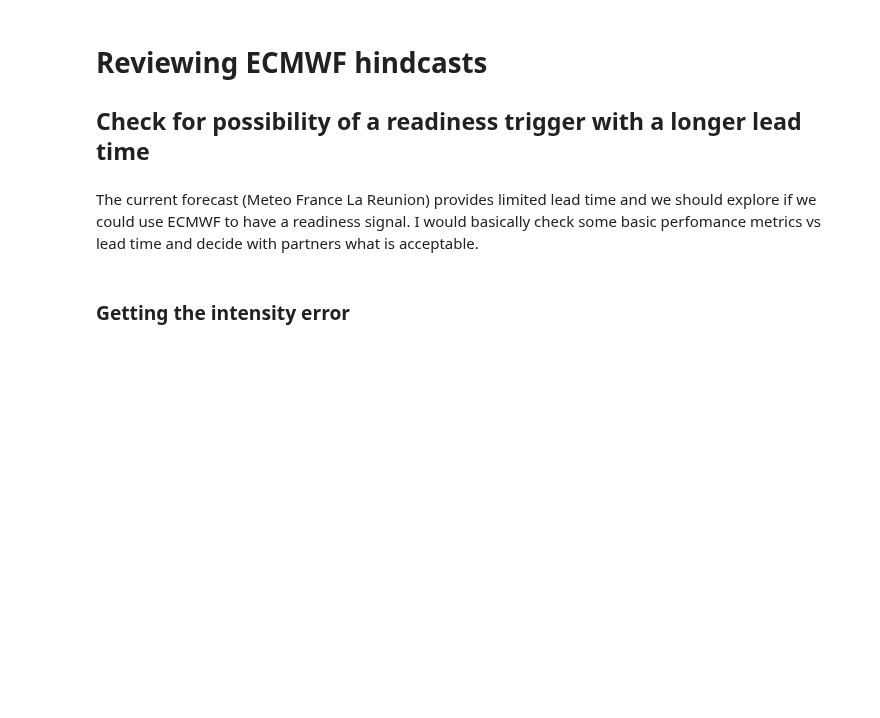
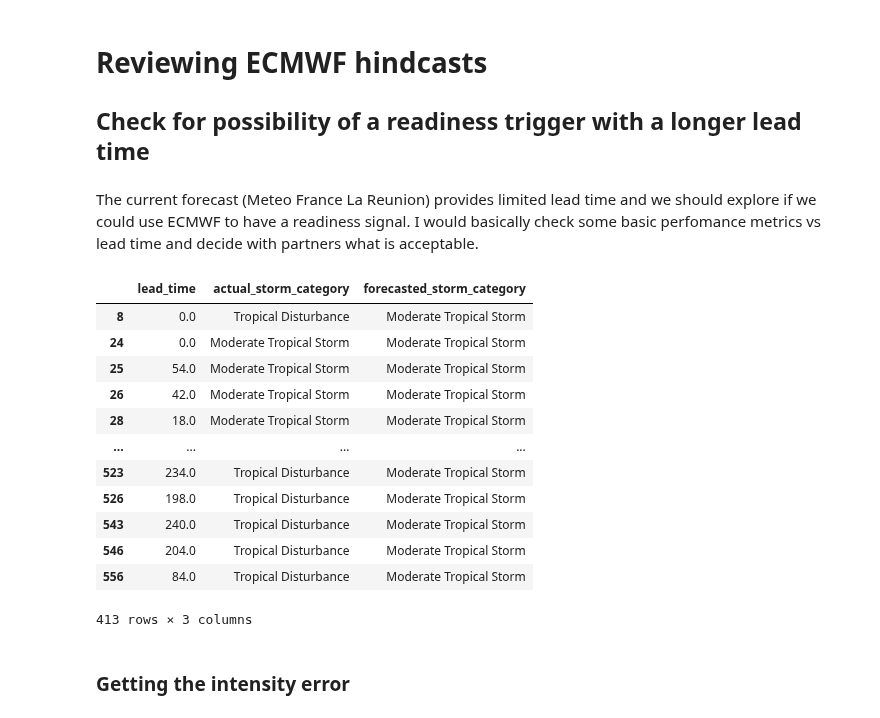
Before and after one commit to OCHA-DAP/ds-aa-moz-cyclones, a Jupyter notebook: analysis/02.1_ecmwf_leadtime_metrics_intensity.ipynb, the cells around one changed output. Cells and saved outputs as stored; diff of their text form; code cells hidden in the pictures; blank space fills up the shorter version.

Commit message:
adding filtering for one dataframe

```diff
--- a/analysis/02.1_ecmwf_leadtime_metrics_intensity.ipynb
+++ b/analysis/02.1_ecmwf_leadtime_metrics_intensity.ipynb
@@ -108,6 +108,24 @@ df["speed_knots"] = df["speed"] * 1.94384
 # Apply the function to create a new column "cyclone_category"
 df["actual_storm_category"] = df["REU_USA_WIND"].apply(categorize_cyclone)
 df["forecasted_storm_category"] = df["speed_knots"].apply(categorize_cyclone)
+# %%
+df[["lead_time", "actual_storm_category", "forecasted_storm_category"]][
+    df["speed_knots"] > 34
+]
+# %% [output]
+|  | lead_time | actual_storm_category | forecasted_storm_category |
+| 8 | 0.0 | Tropical Disturbance | Moderate Tropical Storm |
+| 24 | 0.0 | Moderate Tropical Storm | Moderate Tropical Storm |
+| 25 | 54.0 | Moderate Tropical Storm | Moderate Tropical Storm |
+| 26 | 42.0 | Moderate Tropical Storm | Moderate Tropical Storm |
+| 28 | 18.0 | Moderate Tropical Storm | Moderate Tropical Storm |
+| ... | ... | ... | ... |
+| 523 | 234.0 | Tropical Disturbance | Moderate Tropical Storm |
+| 526 | 198.0 | Tropical Disturbance | Moderate Tropical Storm |
+| 543 | 240.0 | Tropical Disturbance | Moderate Tropical Storm |
+| 546 | 204.0 | Tropical Disturbance | Moderate Tropical Storm |
+| 556 | 84.0 | Tropical Disturbance | Moderate Tropical Storm |
+413 rows × 3 columns
 # %% [markdown]
 ### Getting the intensity error
 # %% [markdown]
```
